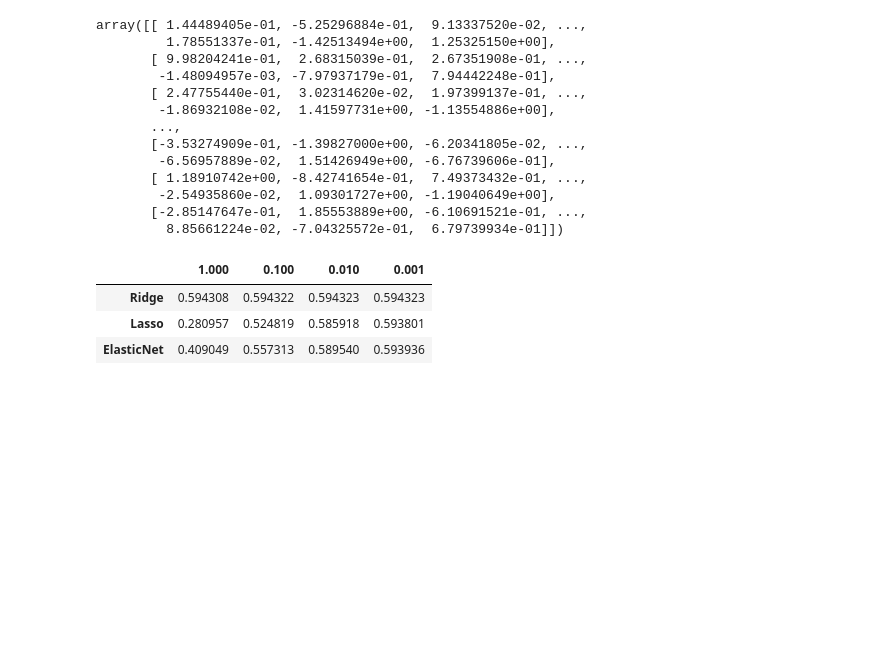
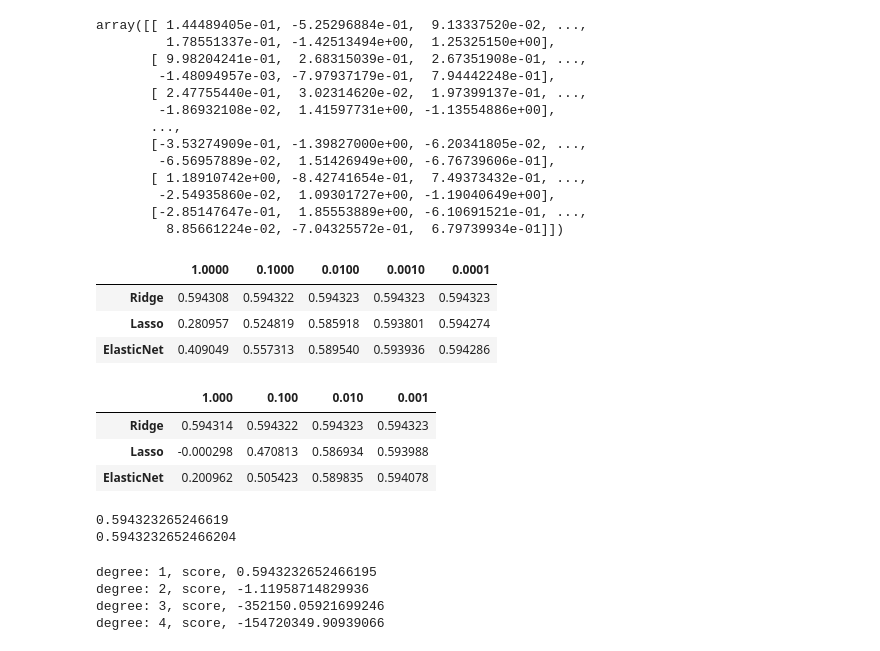
Before and after one commit to gasbugs/ML20221011, a Jupyter notebook: 03_머신러닝 알고리즘과 평가/16일차 - 회귀 알고리즘.ipynb, the cells around one changed output. Drawn from its saved outputs; the diff is of its cells as text; code cells hidden in the pictures; blank space fills up the shorter version.

```diff
--- a/03_머신러닝 알고리즘과 평가/16일차 - 회귀 알고리즘'.ipynb
+++ b/03_머신러닝 알고리즘과 평가/16일차 - 회귀 알고리즘.ipynb
@@ -156,33 +157,33 @@ array([[ 1.44489405e-01, -5.25296884e-01,  9.13337520e-02, ...,
        [-2.85147647e-01,  1.85553889e+00, -6.10691521e-01, ...,
          8.85661224e-02, -7.04325572e-01,  6.79739934e-01]])
 # %%
-alphas = [1.0, 0.1, 0.01, 0.001]
+alphas = [1.0, 0.1, 0.01, 0.001, 0.0001]
 result = dict()
 
 # 스탠다드 스케일러 전
 for alpha in alphas:
     result[alpha] = dict()
     from sklearn.linear_model import Ridge
     ridge = Ridge(alpha=alpha, random_state=0)
     ridge.fit(ch_train_x, ch_train_y)
     result[alpha]['Ridge'] = ridge.score(ch_test_x, ch_test_y)
 
     from sklearn.linear_model import Lasso
     lasso = Lasso(alpha=alpha, random_state=0)
     lasso.fit(ch_train_x, ch_train_y)
     result[alpha]['Lasso'] = lasso.score(ch_test_x, ch_test_y)
 
     from sklearn.linear_model import ElasticNet
     elasticnet = ElasticNet(alpha=alpha, random_state=0)
     elasticnet.fit(ch_train_x, ch_train_y)
     result[alpha]['ElasticNet'] = elasticnet.score(ch_test_x, ch_test_y)
 
 pd.DataFrame(result)
 # %% [output]
-|  | 1.000 | 0.100 | 0.010 | 0.001 |
-| Ridge | 0.594308 | 0.594322 | 0.594323 | 0.594323 |
-| Lasso | 0.280957 | 0.524819 | 0.585918 | 0.593801 |
-| ElasticNet | 0.409049 | 0.557313 | 0.589540 | 0.593936 |
+|  | 1.0000 | 0.1000 | 0.0100 | 0.0010 | 0.0001 |
+| Ridge | 0.594308 | 0.594322 | 0.594323 | 0.594323 | 0.594323 |
+| Lasso | 0.280957 | 0.524819 | 0.585918 | 0.593801 | 0.594274 |
+| ElasticNet | 0.409049 | 0.557313 | 0.589540 | 0.593936 | 0.594286 |
 # %%
 alphas = [1.0, 0.1, 0.01, 0.001]
 result = dict()
@@ -202,12 +203,42 @@ for alpha in alphas:
 
     from sklearn.linear_model import ElasticNet
     elasticnet = ElasticNet(alpha=alpha, random_state=0)
-    elasticnet.fit(ch_train_x, ch_train_y)
-    result[alpha]['ElasticNet'] = elasticnet.score(ch_test_x, ch_test_y)
+    elasticnet.fit(sc_ch_train_x, ch_train_y)
+    result[alpha]['ElasticNet'] = elasticnet.score(sc_ch_test_x, ch_test_y)
 
 pd.DataFrame(result)
+# %% [output]
+|  | 1.000 | 0.100 | 0.010 | 0.001 |
+| Ridge | 0.594314 | 0.594322 | 0.594323 | 0.594323 |
+| Lasso | -0.000298 | 0.470813 | 0.586934 | 0.593988 |
+| ElasticNet | 0.200962 | 0.505423 | 0.589835 | 0.594078 |
 # %%
 from sklearn.linear_model import LinearRegression
 lr = LinearRegression()
 lr.fit(ch_train_x, ch_train_y)
-result['LinearRegression'] = lr.score(ch_test_x, ch_test_y)
+print(lr.score(ch_test_x, ch_test_y))
+
+lr = LinearRegression()
+lr.fit(sc_ch_train_x, ch_train_y)
+print(lr.score(sc_ch_test_x, ch_test_y))
+# %% [output]
+0.594323265246619
+0.5943232652466204
+# %%
+from sklearn.linear_model import LinearRegression
+from sklearn.preprocessing import PolynomialFeatures
+
+for degree in [1, 2, 3, 4]:
+    poly = PolynomialFeatures(degree=degree, include_bias=True)
+    X_train_poly = poly.fit_transform(ch_train_x)
+    X_test_poly = poly.transform(ch_test_x)
+
+    lin_reg = LinearRegression()
+    lin_reg.fit(X_train_poly, ch_train_y)
+    score = lin_reg.score(X_test_poly, ch_test_y)
+    print(f'degree: {degree}, score, {score}')
+# %% [output]
+degree: 1, score, 0.5943232652466195
+degree: 2, score, -1.11958714829936
+degree: 3, score, -352150.05921699246
+degree: 4, score, -154720349.90939066
```
Also changed, not shown: parts of 1 cell of this notebook, 1 other file.
